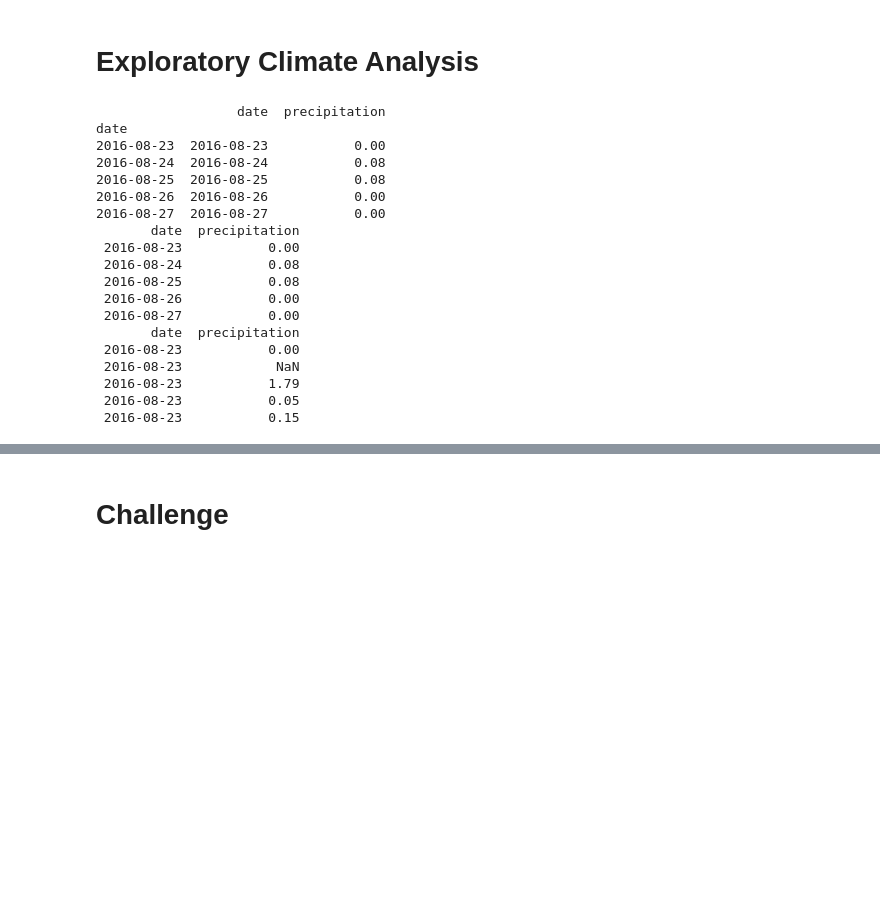
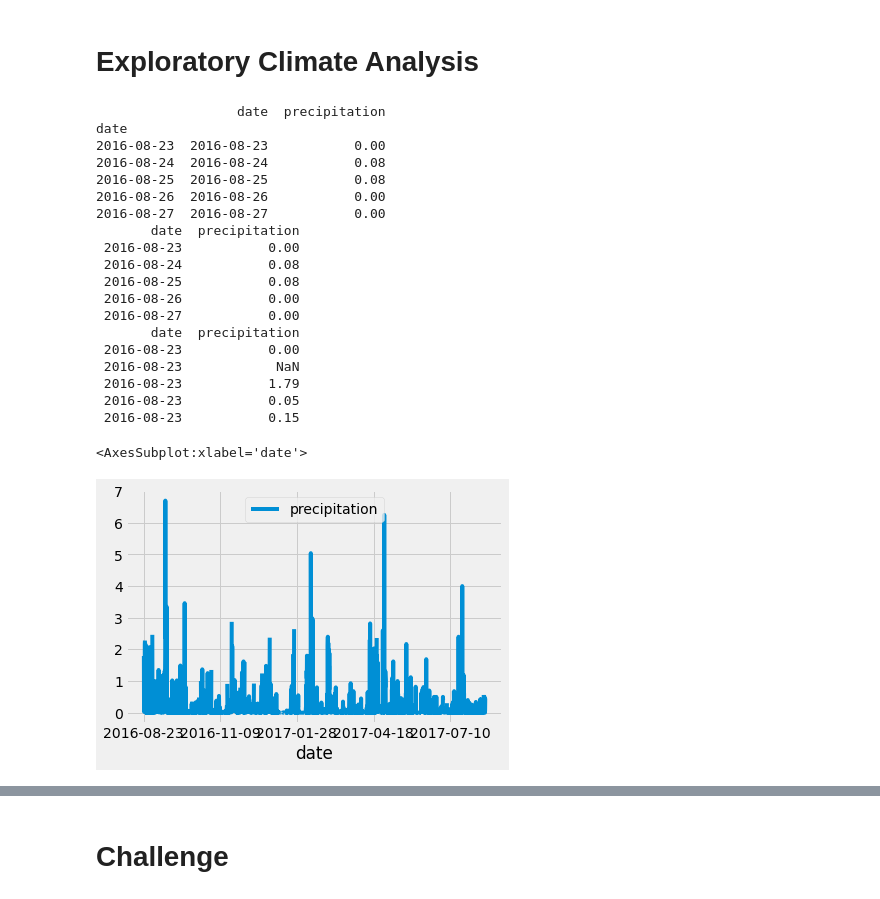
Before and after one commit to Komal77rao/Surfs_up, a Jupyter notebook: climate_analysis.ipynb, the cells around one changed output, grey strips where cells are left out. Saved outputs shown, nothing was run; the diff lists cells and outputs as text; code cells hidden in the pictures; blank space fills up the shorter version.

Commit message:
histo grpah

```diff
--- a/climate_analysis.ipynb
+++ b/climate_analysis.ipynb
@@ -62,32 +65,35 @@ df = pd.DataFrame(results, columns=["date", "precipitation"])
 # Sort the dataframe by date
 df.set_index(df['date'], inplace=True)
 print(df.head())
 
 print(df.head().to_string(index=False))
 
 df = df.sort_index()
 print(df.head().to_string(index=False))
 
 # Use Pandas Plotting with Matplotlib to plot the data
+df.plot()
 # %% [output]
                   date  precipitation
 date
 2016-08-23  2016-08-23           0.00
 2016-08-24  2016-08-24           0.08
 2016-08-25  2016-08-25           0.08
 2016-08-26  2016-08-26           0.00
 2016-08-27  2016-08-27           0.00
        date  precipitation
  2016-08-23           0.00
  2016-08-24           0.08
  2016-08-25           0.08
  2016-08-26           0.00
  2016-08-27           0.00
        date  precipitation
  2016-08-23           0.00
  2016-08-23            NaN
  2016-08-23           1.79
  2016-08-23           0.05
  2016-08-23           0.15
+<AxesSubplot:xlabel='date'>
+[figure, added]
 # %%
 # Use Pandas to calcualte the summary statistics for the precipitation data
```
Also changed, not shown: parts of 6 cells of this notebook.
